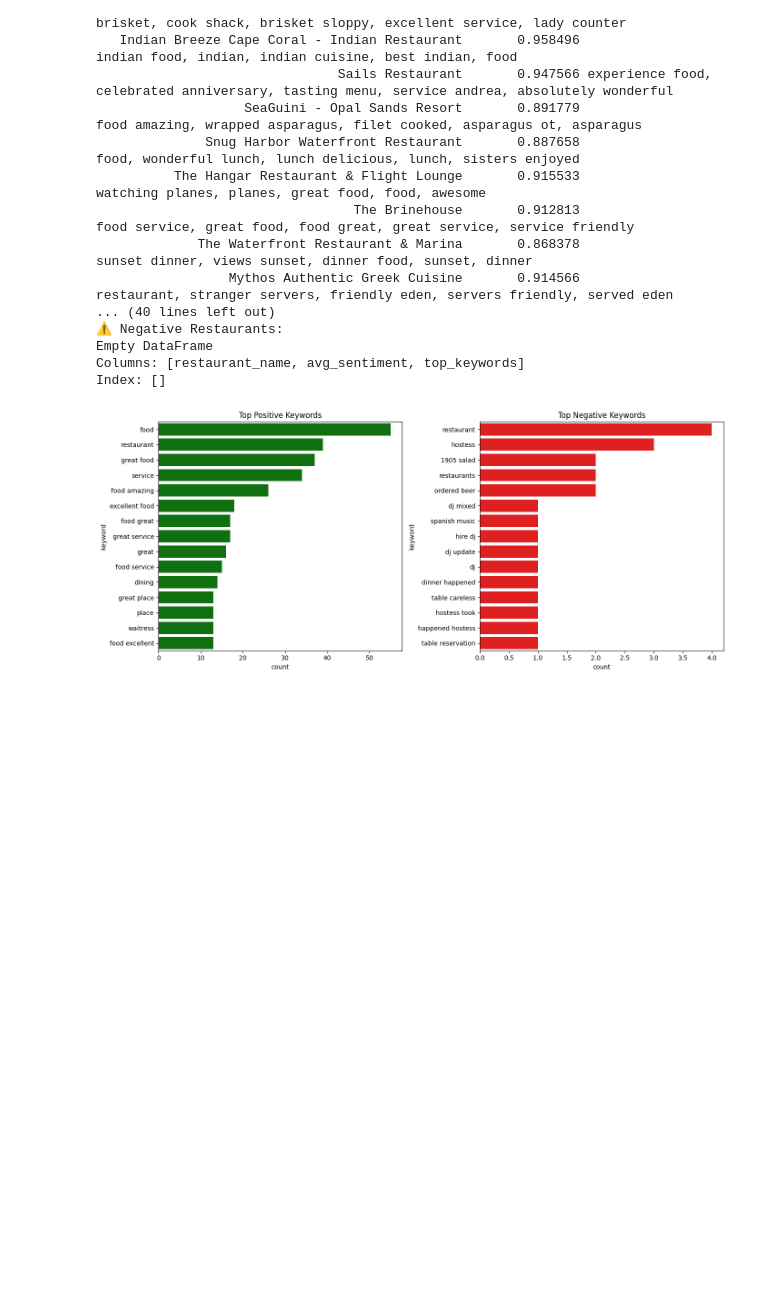
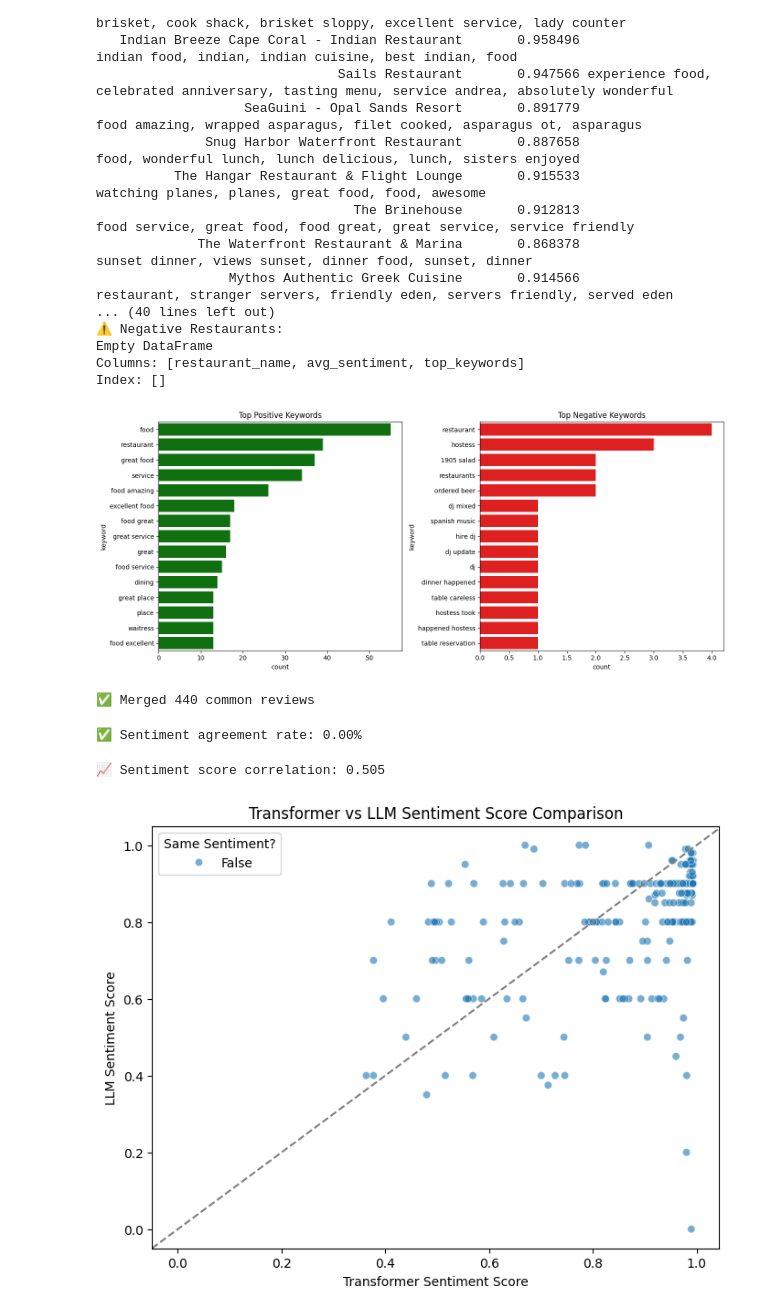
Before and after one commit to Ramisanan/restaurant-sentiment-analysis, a Jupyter notebook: visualization.ipynb, the cells around one changed output. Saved outputs shown, nothing was run; the diff lists cells and outputs as text; code cells hidden in the pictures; blank space fills up the shorter version.

Commit message:
updated the visualizations

```diff
--- a/visualization.ipynb
+++ b/visualization.ipynb
@@ -168,3 +153,51 @@ plt.tight_layout()
 plt.show()
 # %% [output]
 [figure]
+# %%
+import pandas as pd
+from sqlalchemy import create_engine
+
+pg_engine = create_engine("postgresql+psycopg2://postgres:1234@localhost:5432/postgres")
+
+# Load Transformer results
+nlp_df = pd.read_sql("""
+    SELECT review_id, sentiment_label AS nlp_label, sentiment_score AS nlp_score, keywords AS nlp_keywords
+    FROM google_review.review_nlp_results
+""", pg_engine)
+
+# Load LLM results
+llm_df = pd.read_sql("""
+    SELECT review_id, sentiment_label AS llm_label, sentiment_score AS llm_score, keywords AS llm_keywords
+    FROM google_review.review_llm_results
+""", pg_engine)
+
+# Merge
+compare_df = pd.merge(nlp_df, llm_df, on='review_id', how='inner')
+print(f"✅ Merged {len(compare_df)} common reviews")
+# %% [output]
+✅ Merged 440 common reviews
+# %%
+compare_df["same_sentiment"] = compare_df.apply(lambda x: x["nlp_label"] == x["llm_label"], axis=1)
+agreement_rate = compare_df["same_sentiment"].mean() * 100
+print(f"✅ Sentiment agreement rate: {agreement_rate:.2f}%")
+# %% [output]
+✅ Sentiment agreement rate: 0.00%
+# %%
+corr = compare_df["nlp_score"].corr(compare_df["llm_score"])
+print(f"📈 Sentiment score correlation: {corr:.3f}")
+# %% [output]
+📈 Sentiment score correlation: 0.505
+# %%
+import seaborn as sns
+import matplotlib.pyplot as plt
+
+plt.figure(figsize=(8,6))
+sns.scatterplot(data=compare_df, x="nlp_score", y="llm_score", hue="same_sentiment", alpha=0.6)
+plt.axline((0, 0), slope=1, color="gray", linestyle="--")
+plt.title("Transformer vs LLM Sentiment Score Comparison")
+plt.xlabel("Transformer Sentiment Score")
+plt.ylabel("LLM Sentiment Score")
+plt.legend(title="Same Sentiment?")
+plt.show()
+# %% [output]
+[figure, added]
```
Also changed, not shown: parts of 4 cells of this notebook, 1 other file.
